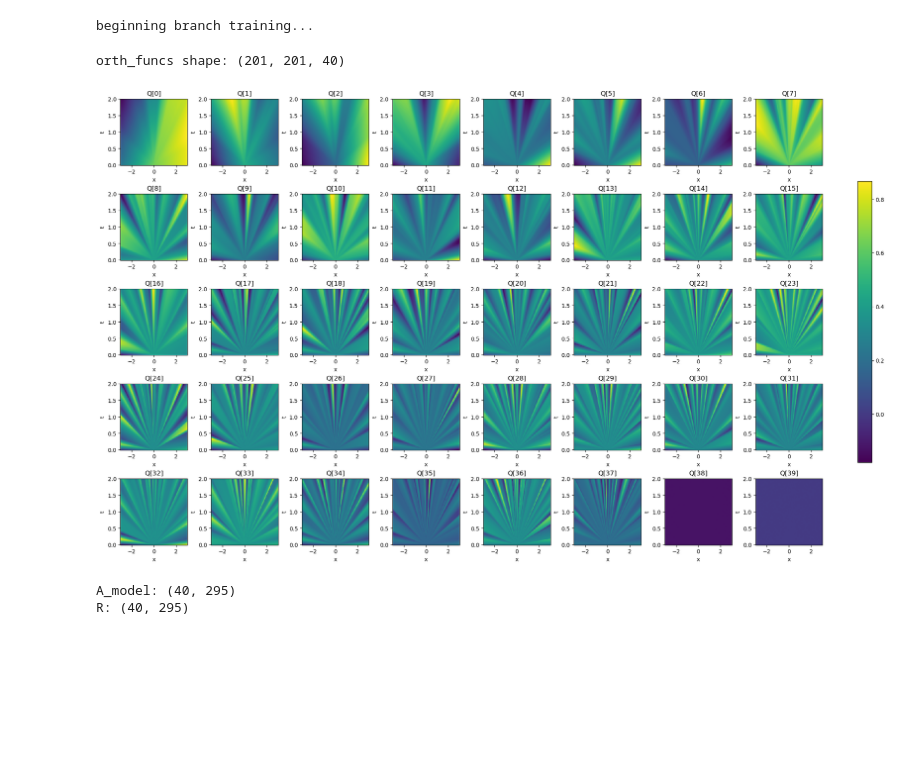
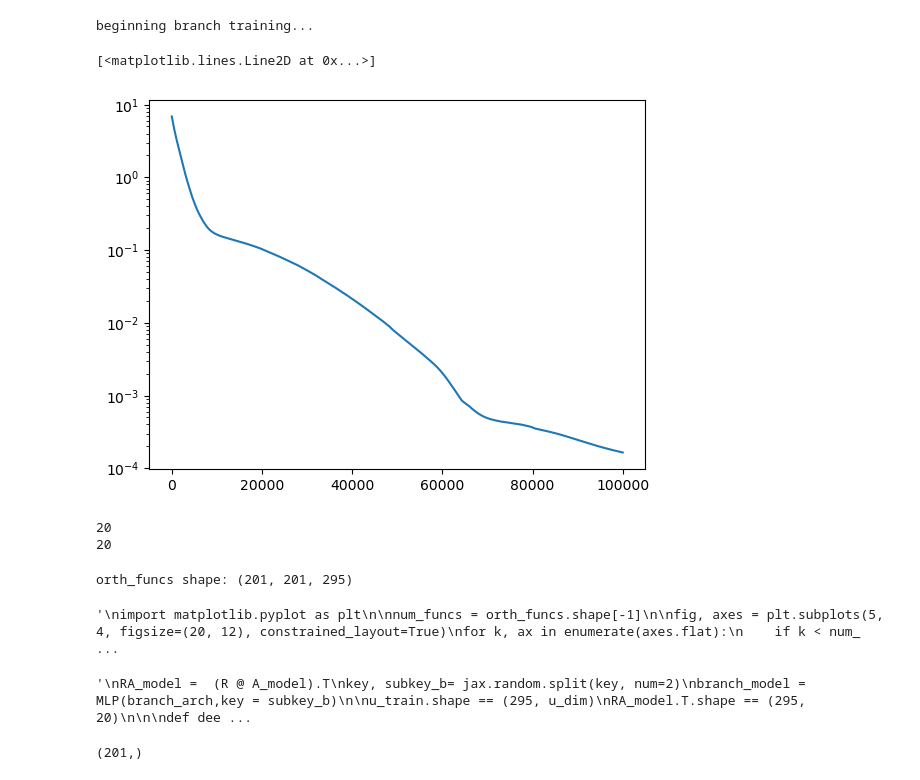
Before and after one commit to outlawhayden/deep-operator-networks, a Jupyter notebook: notebooks/2_step_burgers_deeponet.ipynb, the cells around one changed output. Saved outputs shown, nothing was run; the diff lists cells and outputs as text; code cells hidden in the pictures; blank space fills up the shorter version.

Commit message:
time dependent A matrix

```diff
--- a/notebooks/2_step_burgers_deeponet.ipynb
+++ b/notebooks/2_step_burgers_deeponet.ipynb
@@ -18,16 +18,16 @@ seed = 42
 np.random.seed(seed)
 key = jax.random.key(seed)
 batch_size = 64
-num_branches = 40
-num_trunk_epochs = 10000
-num_branch_epochs = 10000
+num_branches = 20
+num_trunk_epochs = 1000
+num_branch_epochs = 1000
 lr = 1e-5
 
-# print("\nconfiguring backend...")
-# jax.config.update("jax_platform_name", "metal")
+print("\nconfiguring backend...")
+jax.config.update("jax_platform_name", "metal")
 
 
-# print("backend selected:\n", jax.default_backend())
-# print("active devices:\n", jax.devices())
-# print("--------------------\n")
+print("backend selected:\n", jax.default_backend())
+print("active devices:\n", jax.devices())
+print("--------------------\n")
 # %% [output]
@@ -119,7 +114,8 @@ def deeponet_step1(model, u_tr):
 
 def loss_fn(model, u, s):
     pred_y = deeponet_step1(model,u)
-    return jnp.mean((s - pred_y) ** 2)
+    return jnp.sum((s - pred_y) ** 2)
+    # return jnp.mean((s - pred_y) ** 2)
 # %%
 # equinox training step
 @eqx.filter_jit
@@ -135,17 +131,28 @@ opt_state = optim.init(eqx.filter(model, eqx.is_inexact_array))
 trunk_train_hist, trunk_test_hist = [],[]
 
 print("beginning branch training...")
-for epoch in tqdm(range(num_branch_epochs)):
+for epoch in tqdm(range(num_trunk_epochs)):
 
     model, opt_state, loss = train_step(model, opt_state, xt_grid, ss_grid, optim.update)
 
     trunk_train_hist.append(float(loss))
 # %% [output]
 beginning branch training...
+# %%
+plt.figure()
+plt.semilogy(trunk_train_hist)
+# %% [output]
+[<matplotlib.lines.Line2D at 0x...>]
+[figure, added]
 # %%
 trunk_mat = np.array(jax.vmap(trunk_model)(xt_grid))
 Q,R = scipy.linalg.qr(trunk_mat, mode = 'economic')
 T = scipy.linalg.inv(R.T)
+print(np.linalg.matrix_rank(T))
+print(np.linalg.matrix_rank(Q))
+# %% [output]
+20
+20
 # %%
 n_t, n_x = len(t_grid), len(x_grid)
 
@@ -153,13 +160,14 @@ n_t, n_x = len(t_grid), len(x_grid)
 orth_funcs = Q.reshape(n_t, n_x, -1)   # shape (nt, nx, num_branches)
 print("orth_funcs shape:", orth_funcs.shape)  # (nt, nx, 40)
 # %% [output]
-orth_funcs shape: (201, 201, 40)
+orth_funcs shape: (201, 201, 295)
 # %%
+"""
 import matplotlib.pyplot as plt
 
 num_funcs = orth_funcs.shape[-1]
 
-fig, axes = plt.subplots(5, 8, figsize=(20, 12), constrained_layout=True)
+fig, axes = plt.subplots(5, 4, figsize=(20, 12), constrained_layout=True)
 for k, ax in enumerate(axes.flat):
     if k < num_funcs:
         im = ax.pcolormesh(x_grid, t_grid, orth_funcs[:,:,k], shading='auto')
@@ -168,12 +176,29 @@ for k, ax in enumerate(axes.flat):
         ax.set_ylabel("t")
 plt.colorbar(im, ax=axes, orientation="vertical", fraction=0.02)
 plt.show()
+
+"""
 # %% [output]
-[figure, removed]
+'\nimport matplotlib.pyplot as plt\n\nnum_funcs = orth_funcs.shape[-1]\n\nfig, axes = plt.subplots(5, 4, figsize=(20, 12), constrained_layout=True)\nfor k, ax in enumerate(axes.flat):\n    if k < num_ ...
-# %%
-print("A_model:", A_model.shape)
-Q,R = scipy.linalg.qr(A_model, mode="economic")
-print("R:", R.shape)
-# %% [output]
-A_model: (40, 295)
-R: (40, 295)
+# %%
+## question is here
+"""
+RA_model =  (R @ A_model).T
+key, subkey_b= jax.random.split(key, num=2)
+branch_model = MLP(branch_arch,key = subkey_b)
+
+u_train.shape == (295, u_dim)
+RA_model.T.shape == (295, 20)
+
+
+def deeponet_step2(branch_model, u_tr):
+    branch_mat = jax.vmap(branch_model)(u_tr)
+    return (branch_mat)
+
+"""
+# %% [output]
+'\nRA_model =  (R @ A_model).T\nkey, subkey_b= jax.random.split(key, num=2)\nbranch_model = MLP(branch_arch,key = subkey_b)\n\nu_train.shape == (295, u_dim)\nRA_model.T.shape == (295, 20)\n\n\ndef dee ...
+# %%
+t_grid.shape
+# %% [output]
+(201,)
```
Also changed, not shown: parts of 19 cells of this notebook, 5 other files.
